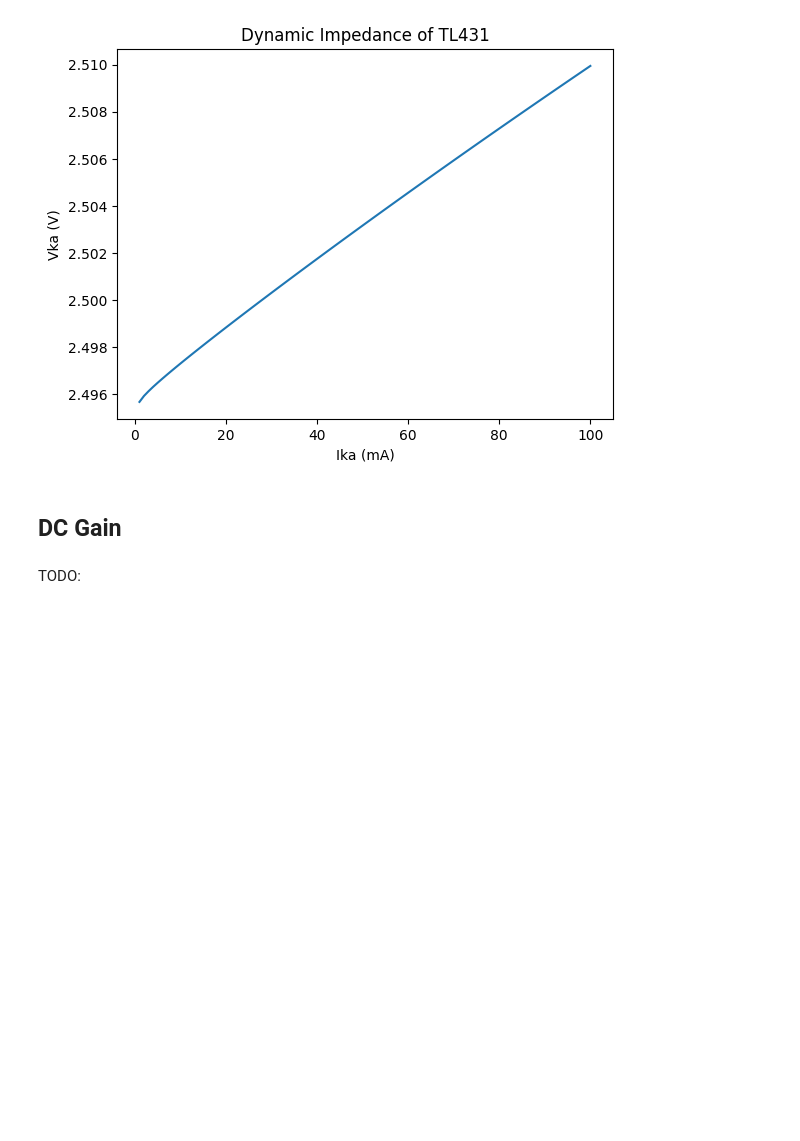
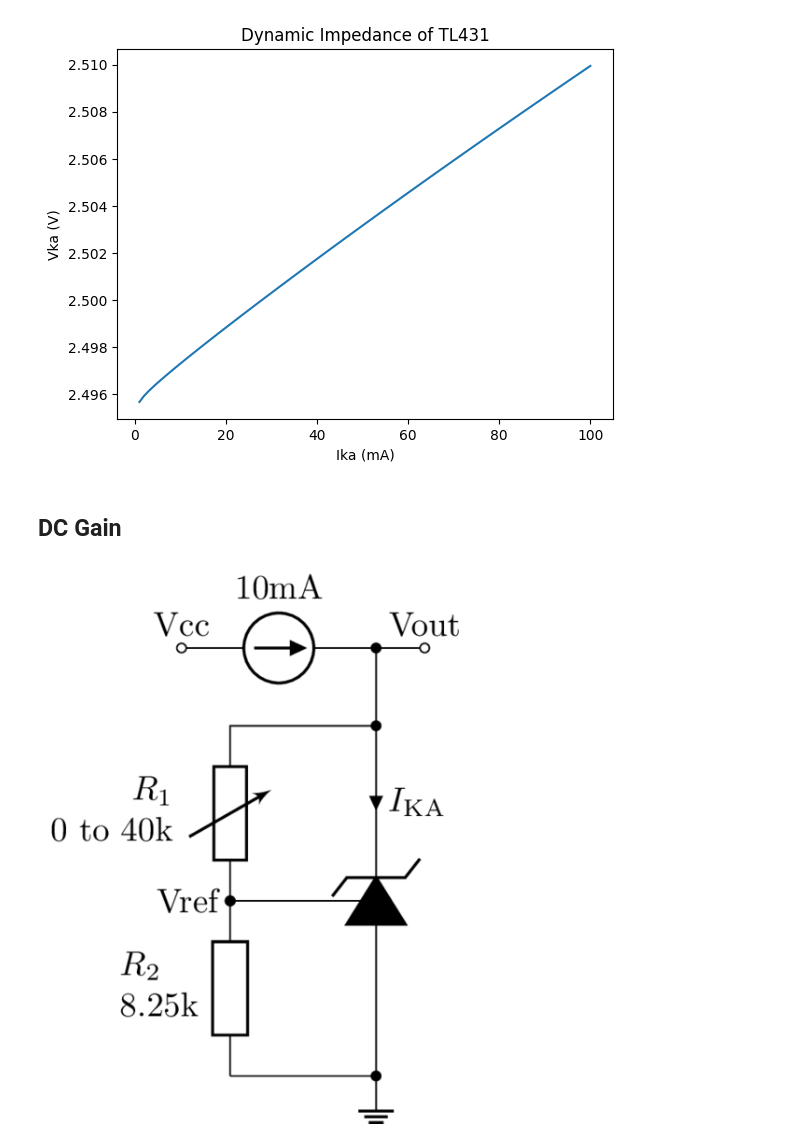
Before and after one commit to chenshuo/notes, a Jupyter notebook: notebooks/TL431.ipynb, the cells around one changed output. Saved outputs shown, nothing was run; the diff lists cells and outputs as text; code cells hidden in the pictures; blank space fills up the shorter version.

```diff
--- a/notebooks/TL431.ipynb
+++ b/notebooks/TL431.ipynb
@@ -131,5 +132,22 @@ Dynamic Impedance = 0.14 Ohm
 [figure]
 # %% [markdown]
 ## DC Gain
-# %% [markdown]
-TODO:
+# %%
+%%tikz -p circuitikz -s 500,400
+\ctikzset{european resistors, american currents, bipoles/length=1.2cm}
+\draw(0, 0) node [circ] {}
+  coordinate (REF)
+  to [R, l2_={$R_2$ and 8.25k}] ++(0, -1.8)
+  coordinate (G);
+\draw (REF) node [left] {Vref}
+    to [vR, l2={$R_1$ and {0 to 40k}}, l2 halign=r, mirror] ++(0, +1.8)
+    to [short, -*] ++(1.5, 0) coordinate (OUT)
+    to [zzD*,n=D,invert, mirror, -*, i>^={$I_\mathrm{KA}$}] (OUT|-G)
+    node [ground] {} -- (G);
+\draw (D.center) to [short, -*] (D.center-|REF);
+\draw (OUT) to [short, -*] ++(0, 0.8) coordinate (R)
+  to [I, invert, -o, l_={10mA}] ++(-2,0)
+  node [above] {Vcc};
+\draw (R) to [short, -o] ++(0.5, 0) node [above] {Vout};
+# %% [output]
+[figure, added]
```
Also changed, not shown: parts of 5 cells of this notebook.
